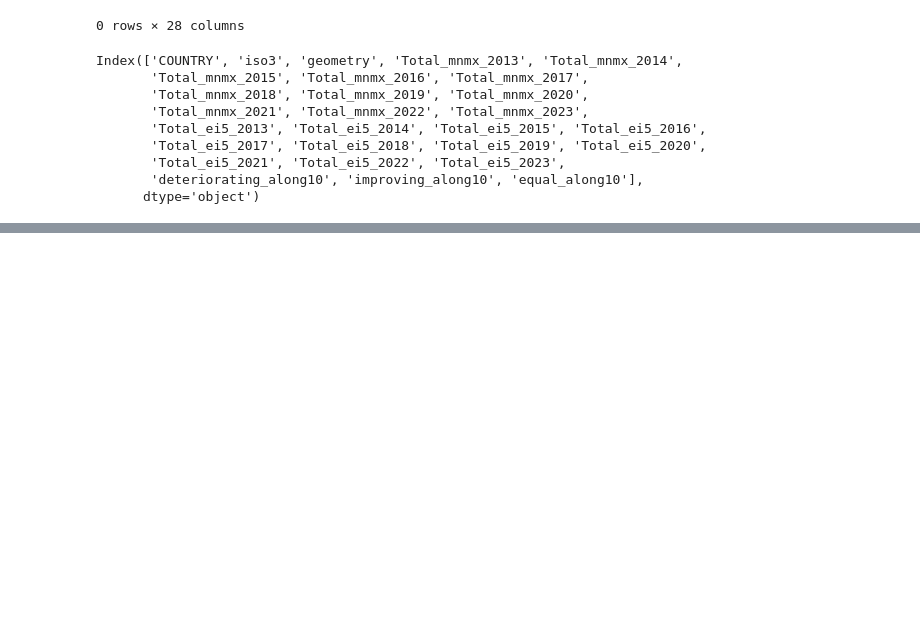
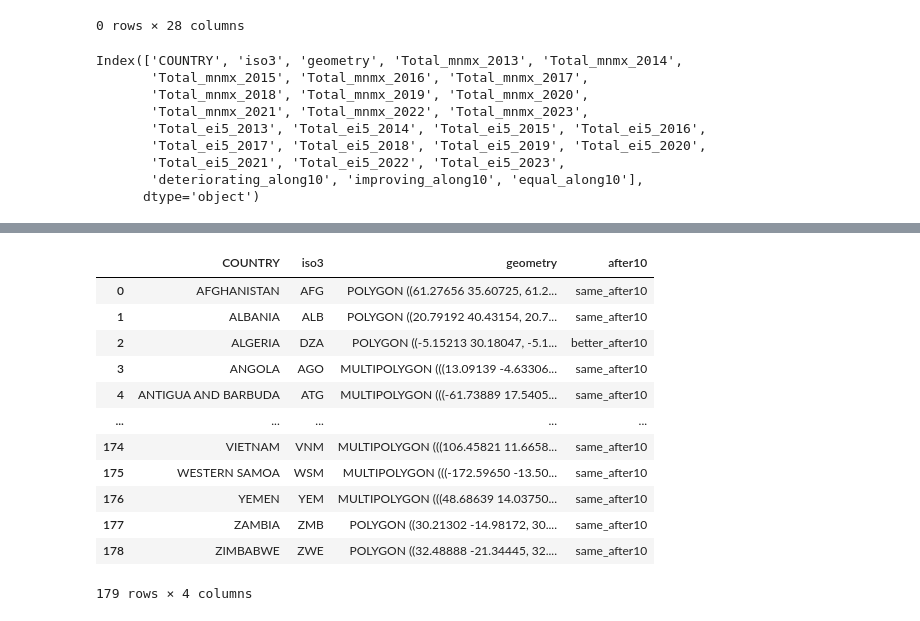
Before and after one commit to SocialAnalytics-StrategicIntelligence/GeoDFBasics, a Jupyter notebook: ForChallenge.ipynb, the cells around one changed output, grey strips where cells are left out. Cells and saved outputs as stored; diff of their text form; code cells hidden in the pictures; blank space fills up the shorter version.

```diff
--- a/ForChallenge.ipynb
+++ b/ForChallenge.ipynb
@@ -209,3 +222,20 @@ memory usage: 36.6+ KB
+# %%
+needed=['COUNTRY','iso3','geometry','after10']
+theMapAndData_wideYears.loc[:,needed]
+# %% [output]
+|  | COUNTRY | iso3 | geometry | after10 |
+| 0 | AFGHANISTAN | AFG | POLYGON ((61.27656 35.60725, 61.2... | same_after10 |
+| 1 | ALBANIA | ALB | POLYGON ((20.79192 40.43154, 20.7... | same_after10 |
+| 2 | ALGERIA | DZA | POLYGON ((-5.15213 30.18047, -5.1... | better_after10 |
+| 3 | ANGOLA | AGO | MULTIPOLYGON (((13.09139 -4.63306... | same_after10 |
+| 4 | ANTIGUA AND BARBUDA | ATG | MULTIPOLYGON (((-61.73889 17.5405... | same_after10 |
+| ... | ... | ... | ... | ... |
+| 174 | VIETNAM | VNM | MULTIPOLYGON (((106.45821 11.6658... | same_after10 |
+| 175 | WESTERN SAMOA | WSM | MULTIPOLYGON (((-172.59650 -13.50... | same_after10 |
+| 176 | YEMEN | YEM | MULTIPOLYGON (((48.68639 14.03750... | same_after10 |
+| 177 | ZAMBIA | ZMB | POLYGON ((30.21302 -14.98172, 30.... | same_after10 |
+| 178 | ZIMBABWE | ZWE | POLYGON ((32.48888 -21.34445, 32.... | same_after10 |
+179 rows × 4 columns
 # %%
 import os
 
```
Also changed, not shown: parts of 12 cells of this notebook, 4 other files.
